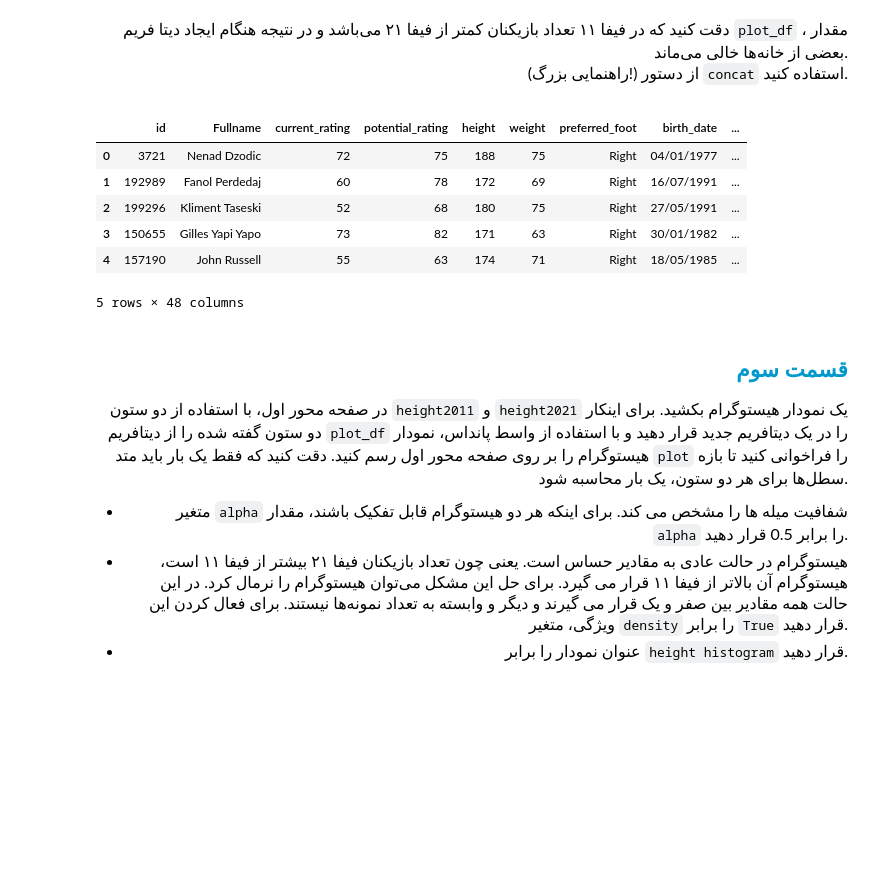
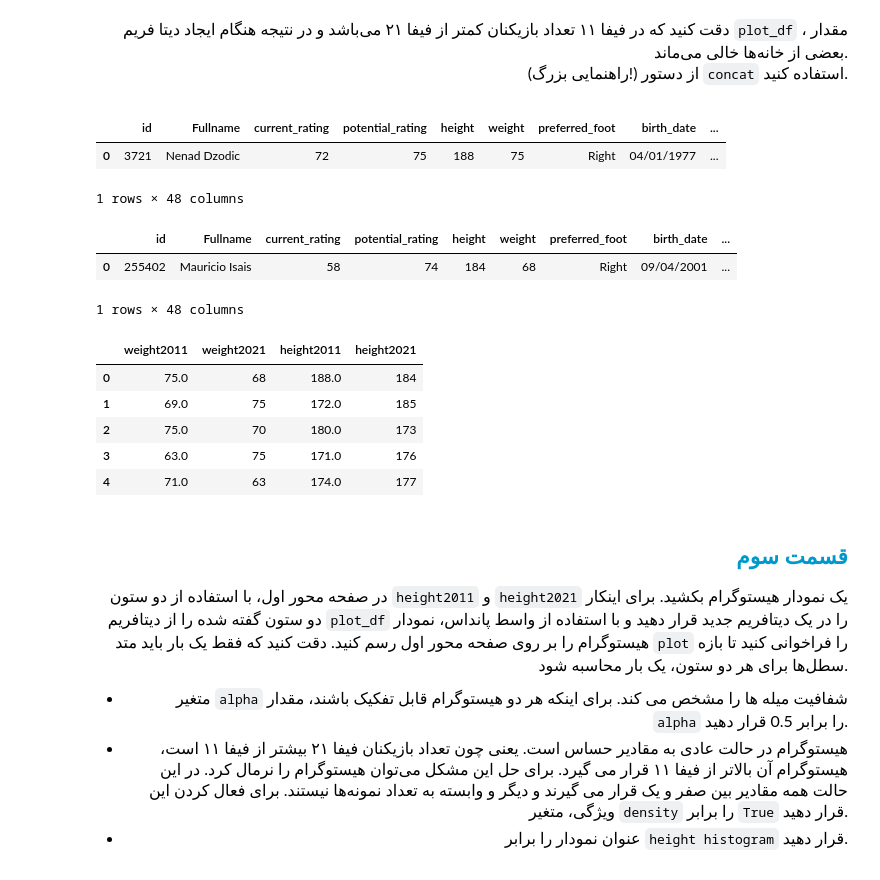
Before and after one commit to Hamid-Ba/data-analysis-exercises, a Jupyter notebook: 18-GoneWithTheWind/gone_with_the_wind.ipynb, the cells around one changed output. Saved outputs shown, nothing was run; the diff lists cells and outputs as text; code cells hidden in the pictures; blank space fills up the shorter version.

```diff
--- a/18-GoneWithTheWind/gone_with_the_wind.ipynb
+++ b/18-GoneWithTheWind/gone_with_the_wind.ipynb
@@ -103,13 +103,3 @@ Text(0.5, 0.98, 'fifa11 vs fifa21')
 # %%
 fifa_11 = pd.read_csv("fifa11.csv")
 fifa_21 = pd.read_csv("fifa21.csv")
-
-fifa_11.head()
-# %% [output]
-|  | id | Fullname | current_rating | potential_rating | height | weight | preferred_foot | birth_date | ... |
-| 0 | 3721 | Nenad Dzodic | 72 | 75 | 188 | 75 | Right | 04/01/1977 | ... |
-| 1 | 192989 | Fanol Perdedaj | 60 | 78 | 172 | 69 | Right | 16/07/1991 | ... |
-| 2 | 199296 | Kliment Taseski | 52 | 68 | 180 | 75 | Right | 27/05/1991 | ... |
-| 3 | 150655 | Gilles Yapi Yapo | 73 | 82 | 171 | 63 | Right | 30/01/1982 | ... |
-| 4 | 157190 | John Russell | 55 | 63 | 174 | 71 | Right | 18/05/1985 | ... |
-5 rows × 48 columns
@@ -118 +106,13 @@ merged_fifa = pd.merge(fifa_11,fifa_21,left_on='id',right_on='id',how='outer')
+# %%
+fifa_11[0:1]
+# %% [output]
+|  | id | Fullname | current_rating | potential_rating | height | weight | preferred_foot | birth_date | ... |
+| 0 | 3721 | Nenad Dzodic | 72 | 75 | 188 | 75 | Right | 04/01/1977 | ... |
+1 rows × 48 columns
+# %%
+fifa_21[0:1]
+# %% [output]
+|  | id | Fullname | current_rating | potential_rating | height | weight | preferred_foot | birth_date | ... |
+| 0 | 255402 | Mauricio Isais | 58 | 74 | 184 | 68 | Right | 09/04/2001 | ... |
+1 rows × 48 columns
 # %%
@@ -124,3 +127,15 @@ plot_df['height2021'] = merged_fifa['height_y']
+# %%
+plot_df = pd.concat({'weight2011' :fifa_11['weight'],'weight2021' : fifa_21['weight']
+                         ,'height2011' : fifa_11['height'],'height2021':fifa_21['height']}
+                        ,join='outer',axis=1)
+plot_df.head()
+# %% [output]
+|  | weight2011 | weight2021 | height2011 | height2021 |
+| 0 | 75.0 | 68 | 188.0 | 184 |
+| 1 | 69.0 | 75 | 172.0 | 185 |
+| 2 | 75.0 | 70 | 180.0 | 173 |
+| 3 | 63.0 | 75 | 171.0 | 176 |
+| 4 | 71.0 | 63 | 174.0 | 177 |
 # %% [markdown]
 <h2 align=right style="line-height:200%;font-family:vazir;color:#0099cc">
 <font face="vazir" color="#0099cc">
```
Also changed, not shown: parts of 9 cells of this notebook, 7 other files.
